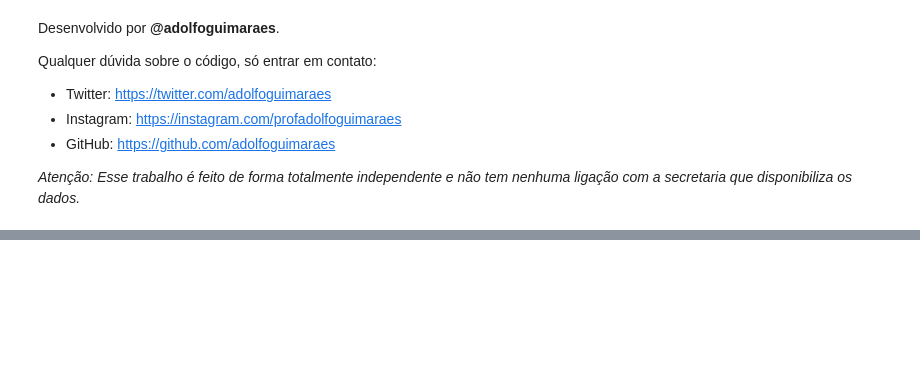
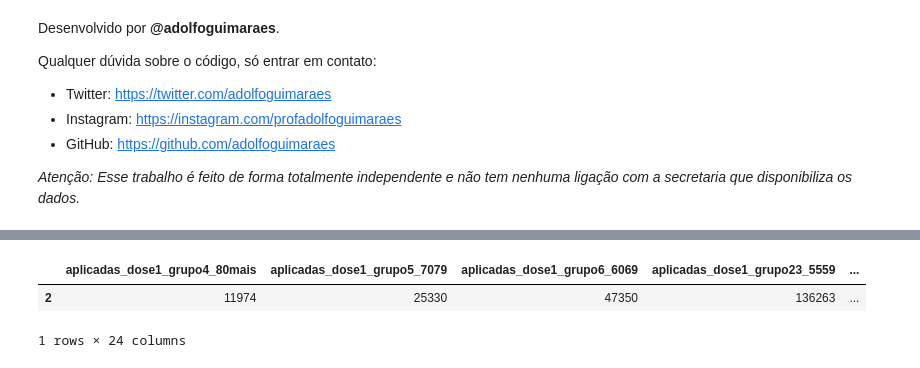
Before and after one commit to adolfoguimaraes/covid19_vacinacao, a Jupyter notebook: Sergipe/processararquivos_vacina_latest.ipynb, the cells around one changed output, grey strips where cells are left out. Drawn from its saved outputs; the diff is of its cells as text; code cells hidden in the pictures; blank space fills up the shorter version.

```diff
--- a/Sergipe/processararquivos_vacina_latest.ipynb
+++ b/Sergipe/processararquivos_vacina_latest.ipynb
@@ -456,0 +466,33 @@ Qualquer dúvida sobre o código, só entrar em contato:
+# %%
+select_groups = [
+    'aplicadas_dose1_grupo4_80mais',
+    'aplicadas_dose1_grupo5_7079',
+    'aplicadas_dose1_grupo6_6069',
+    'aplicadas_dose1_grupo23_5559',
+    'aplicadas_dose1_grupo27_5054',
+    'aplicadas_dose1_grupo28_4549',
+    'aplicadas_dose1_grupo29_4044',
+    'aplicadas_dose1_grupo32_3539',
+    'aplicadas_dose1_grupo33_3034',
+    'aplicadas_dose1_grupo35_2529',
+    'aplicadas_dose1_grupo36_2024',
+    'aplicadas_dose1_grupo37_1819',
+    'aplicadas_dose2_grupo4_80mais',
+    'aplicadas_dose2_grupo5_7079',
+    'aplicadas_dose2_grupo6_6069',
+    'aplicadas_dose2_grupo23_5559',
+    'aplicadas_dose2_grupo27_5054',
+    'aplicadas_dose2_grupo28_4549',
+    'aplicadas_dose2_grupo29_4044',
+    'aplicadas_dose2_grupo32_3539',
+    'aplicadas_dose2_grupo33_3034',
+    'aplicadas_dose2_grupo35_2529',
+    'aplicadas_dose2_grupo36_2024',
+    'aplicadas_dose2_grupo37_1819',
+]
+
+data_aracaju[select_groups]
+# %% [output]
+|  | aplicadas_dose1_grupo4_80mais | aplicadas_dose1_grupo5_7079 | aplicadas_dose1_grupo6_6069 | aplicadas_dose1_grupo23_5559 | ... |
+| 2 | 11974 | 25330 | 47350 | 136263 | ... |
+1 rows × 24 columns
```
Also changed, not shown: parts of 3 cells of this notebook, 19 other files.
